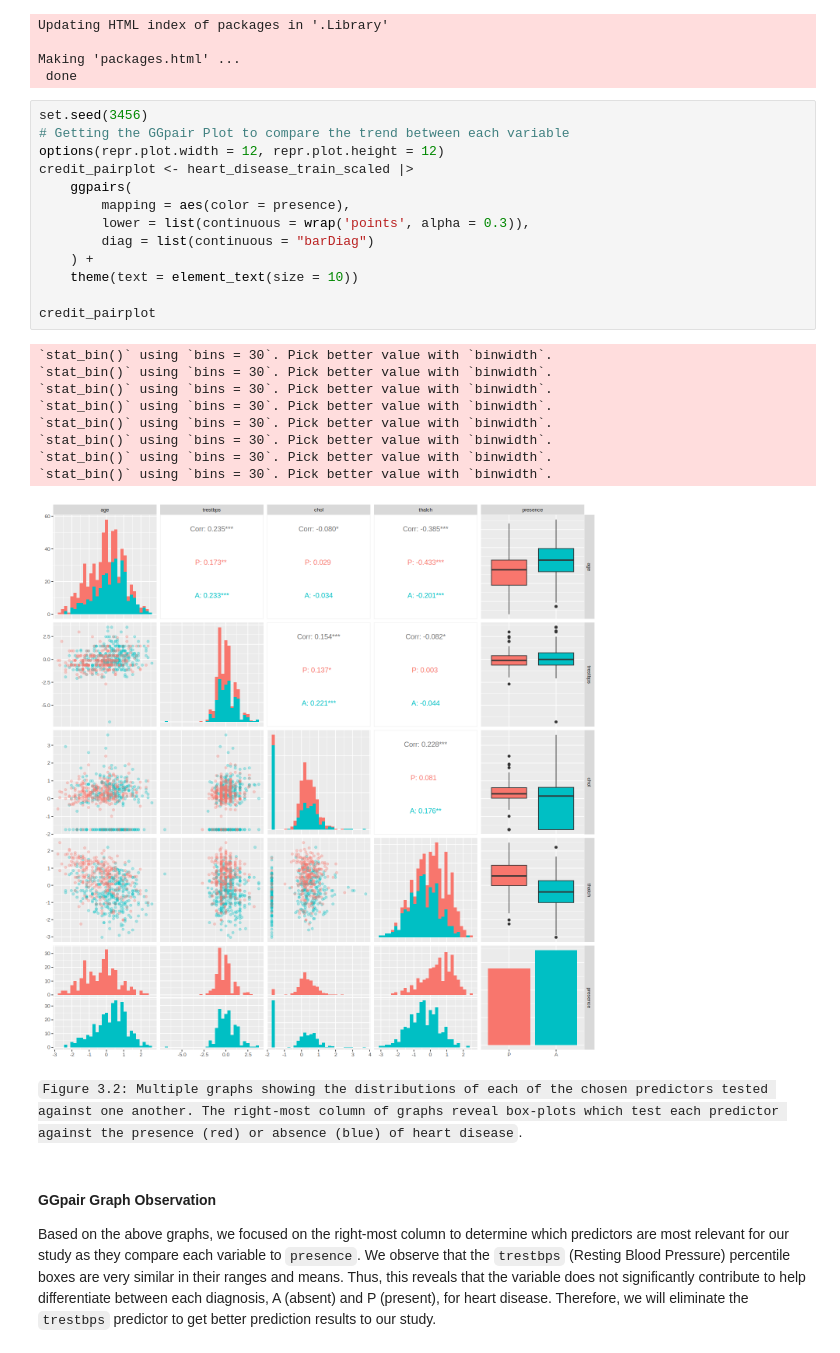
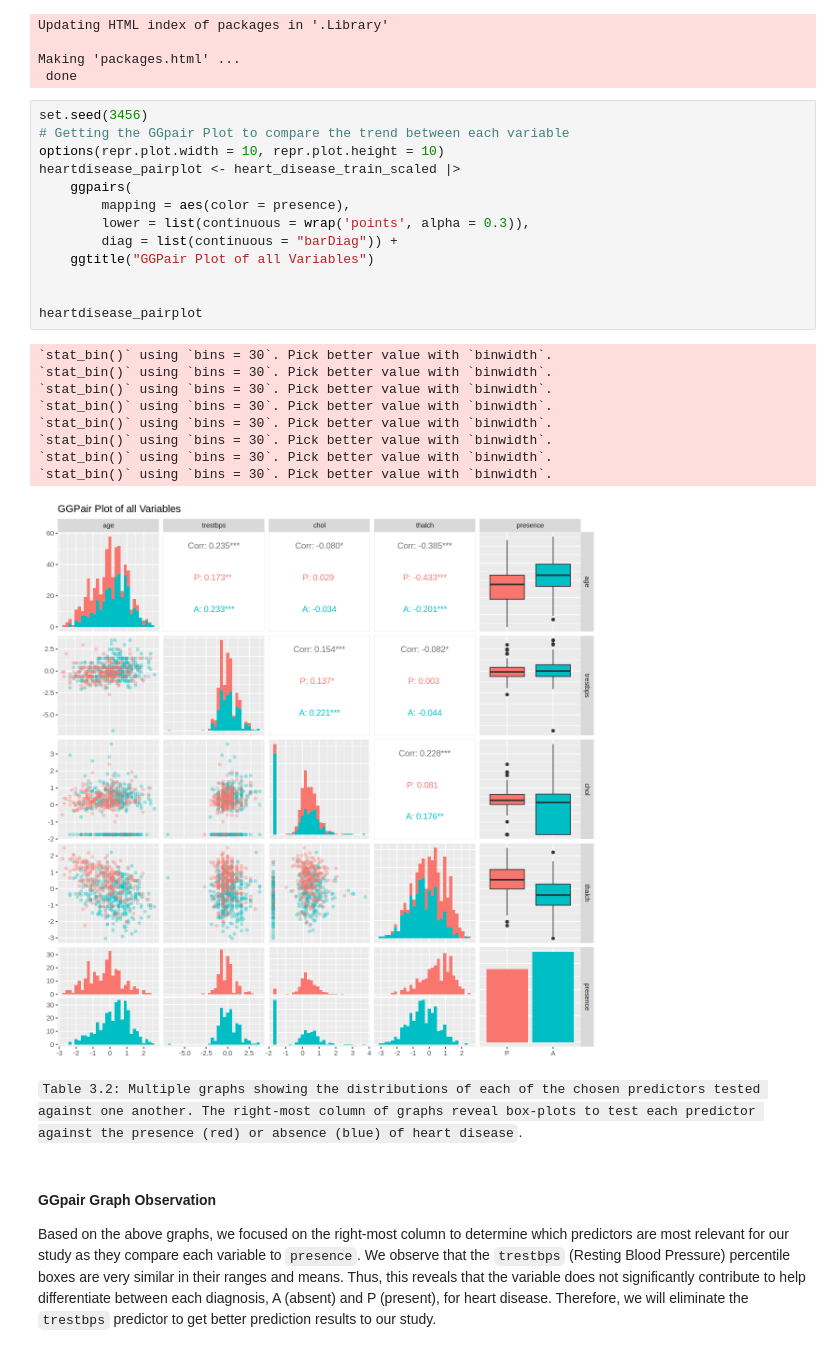
Before and after one commit to MAmouzouvi/Heart-disease-predictor, a Jupyter notebook: project_report.ipynb, the cells around one changed output. Drawn from its saved outputs; the diff is of its cells as text.

```diff
--- a/project_report.ipynb
+++ b/project_report.ipynb
@@ -231,28 +231,28 @@ Making 'packages.html' ...
 # %%
 set.seed(3456)
 # Getting the GGpair Plot to compare the trend between each variable
-options(repr.plot.width = 12, repr.plot.height = 12)
-credit_pairplot <- heart_disease_train_scaled |>
+options(repr.plot.width = 10, repr.plot.height = 10)
+heartdisease_pairplot <- heart_disease_train_scaled |>
     ggpairs(
         mapping = aes(color = presence),
         lower = list(continuous = wrap('points', alpha = 0.3)),
-        diag = list(continuous = "barDiag")
-    ) +
-    theme(text = element_text(size = 10))
+        diag = list(continuous = "barDiag")) +
+    ggtitle("GGPair Plot of all Variables")
 
-credit_pairplot
+
+heartdisease_pairplot
 # %% [output]
 `stat_bin()` using `bins = 30`. Pick better value with `binwidth`.
 `stat_bin()` using `bins = 30`. Pick better value with `binwidth`.
 `stat_bin()` using `bins = 30`. Pick better value with `binwidth`.
 `stat_bin()` using `bins = 30`. Pick better value with `binwidth`.
 `stat_bin()` using `bins = 30`. Pick better value with `binwidth`.
 `stat_bin()` using `bins = 30`. Pick better value with `binwidth`.
 `stat_bin()` using `bins = 30`. Pick better value with `binwidth`.
 `stat_bin()` using `bins = 30`. Pick better value with `binwidth`.
-[figure, old version]
+[figure, new version]
 # %% [markdown]
-`Figure 3.2: Multiple graphs showing the distributions of each of the chosen predictors tested against one another. The right-most column of graphs reveal box-plots which test each predictor against the presence (red) or absence (blue) of heart disease`.
+`Table 3.2: Multiple graphs showing the distributions of each of the chosen predictors tested against one another. The right-most column of graphs reveal box-plots to test each predictor against the presence (red) or absence (blue) of heart disease`.
 # %% [markdown]
 #### GGpair Graph Observation
 
```
Also changed, not shown: parts of 1 cell of this notebook.
